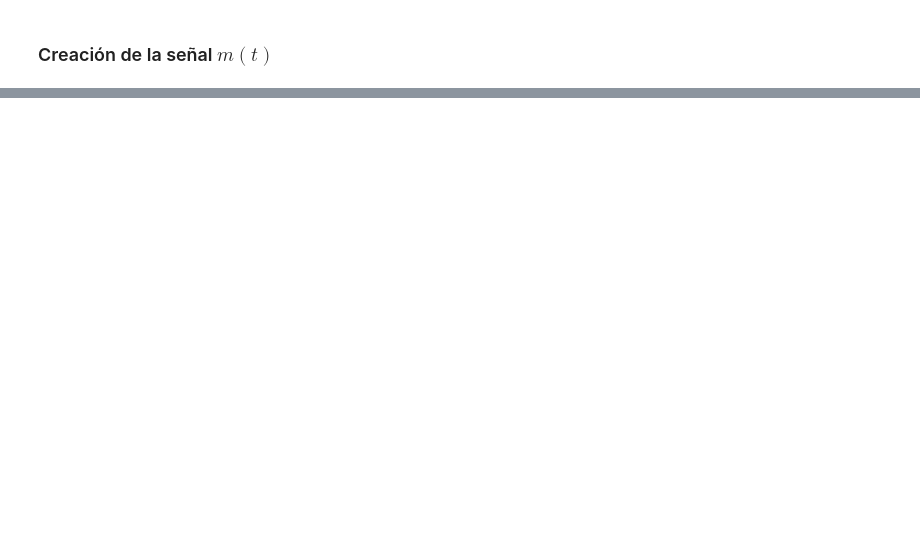
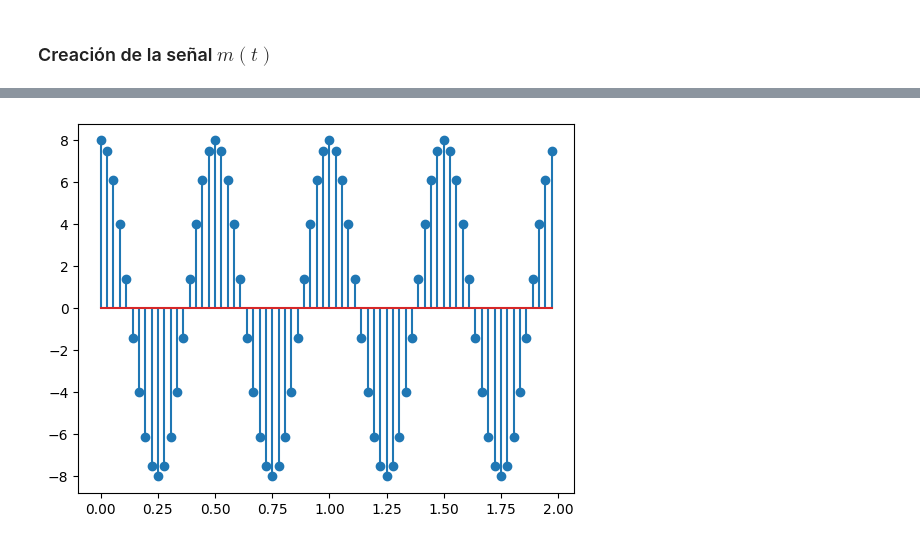
Before and after one commit to gabotachak/teoinfo-lab-IB, a Jupyter notebook: lab.ipynb, the cells around one changed output, grey strips where cells are left out. Saved outputs shown, nothing was run; the diff lists cells and outputs as text; code cells hidden in the pictures; blank space fills up the shorter version.

```diff
--- a/lab.ipynb
+++ b/lab.ipynb
@@ -113,0 +67,19 @@ TypeError: Object of type complex is not JSON serializable
+# %%
+'''
+
+n = number_of_sample_per_interval
+fs = sampling rate
+ts = sampling interval
+
+'''
+
+n = 18
+fs = n * f
+ts=np.arange(0, 2, 1 / fs)
+xs=A*np.cos(2*np.pi*f*ts);
+
+# xs Sampled signal
+plt.stem(ts, xs)
+plt.show()
+# %% [output]
+[figure, added]
```
Also changed, not shown: parts of 8 cells of this notebook.
